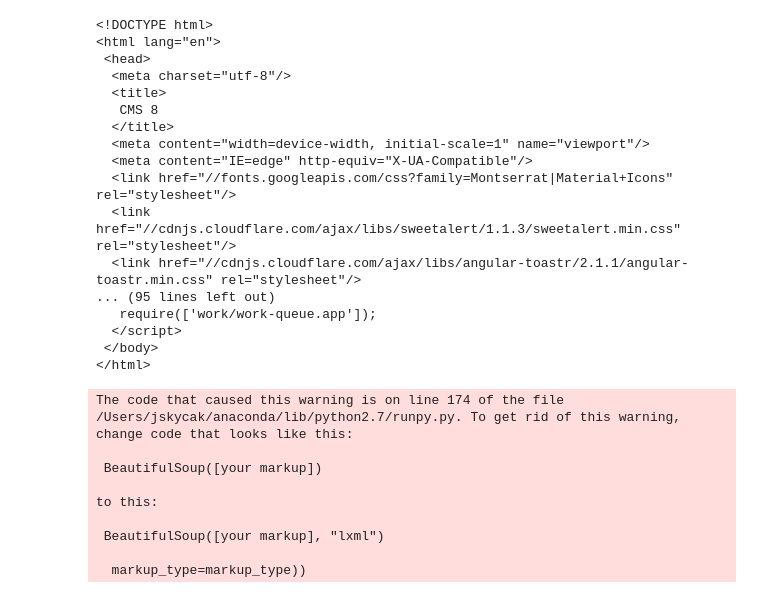
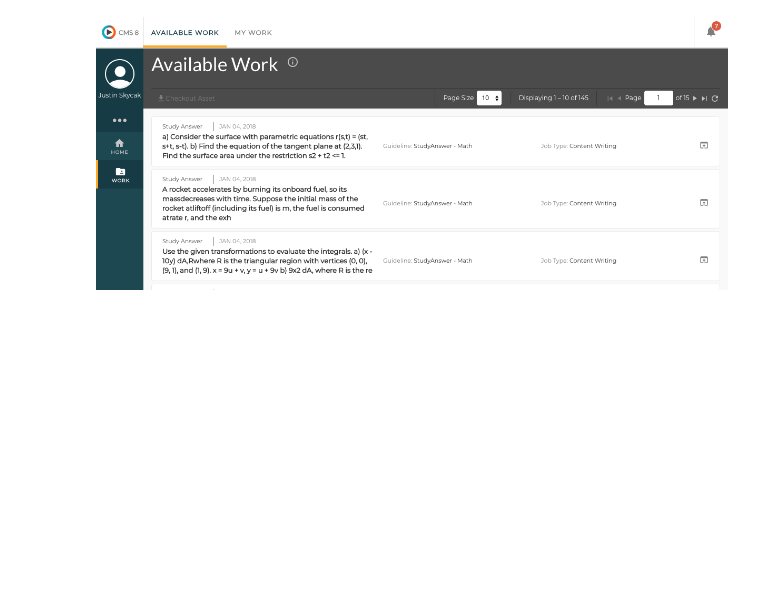
Before and after one commit to jpskycak/automation, a Jupyter notebook: queue_check.ipynb, the cells around one changed output. Saved outputs shown, nothing was run; the diff lists cells and outputs as text; code cells hidden in the pictures; blank space fills up the shorter version.

Commit message:
image-based

```diff
--- a/queue_check.ipynb
+++ b/queue_check.ipynb
@@ -1,62 +0,0 @@
-# %%
-#http://kazuar.github.io/scraping-tutorial/
-
-import requests
-from lxml import html
-from bs4 import BeautifulSoup
-
-login_url = 'https://cms8.remilon.com/login'
-headers = {'User-Agent': 'Mozilla/5.0 (Macintosh; Intel Mac OS X 10_11_6) AppleWebKit/537.36 (KHTML, like Gecko) Chrome/63.0.3239.132 Safari/537.36'}
-headers['referer'] = login_url
-
-payload = {
-	"username": "",
-	"password": "",
-	"_csrf": "ececf888-f548-408b-a91a-85967cb9a91e"
-}
-
-session_requests = requests.session()
-result = session_requests.get(login_url, headers=headers)
-
-tree = html.fromstring(result.text)
-authenticity_token = list(set(tree.xpath("//input[@name='_csrf']/@value")))[0]
-payload['_csrf'] = authenticity_token
-
-result = session_requests.post(login_url, data = payload, headers = headers)
-
-url = 'https://cms8.remilon.com/work#!/available'
-result = session_requests.get(url, headers = dict(referer = url))
-
-
-
-soup = BeautifulSoup(result.text)
-
-
-print(soup.prettify())
-# %% [output]
-<!DOCTYPE html>
-<html lang="en">
- <head>
-  <meta charset="utf-8"/>
-  <title>
-   CMS 8
-  </title>
-  <meta content="width=device-width, initial-scale=1" name="viewport"/>
-  <meta content="IE=edge" http-equiv="X-UA-Compatible"/>
-  <link href="//fonts.googleapis.com/css?family=Montserrat|Material+Icons" rel="stylesheet"/>
-  <link href="//cdnjs.cloudflare.com/ajax/libs/sweetalert/1.1.3/sweetalert.min.css" rel="stylesheet"/>
-  <link href="//cdnjs.cloudflare.com/ajax/libs/angular-toastr/2.1.1/angular-toastr.min.css" rel="stylesheet"/>
-... (95 lines left out)
-   require(['work/work-queue.app']);
-  </script>
- </body>
-</html>
-The code that caused this warning is on line 174 of the file /Users/jskycak/anaconda/lib/python2.7/runpy.py. To get rid of this warning, change code that looks like this:
-
- BeautifulSoup([your markup])
-
-to this:
-
- BeautifulSoup([your markup], "lxml")
-
-  markup_type=markup_type))
@@ -62,0 +23,5 @@ to this:
+# %%
+from IPython.display import Image
+Image(filename='my_screenshot.png')
+# %% [output]
+[figure, added]
```
Also changed, not shown: parts of 1 cell of this notebook, 2 other files.
